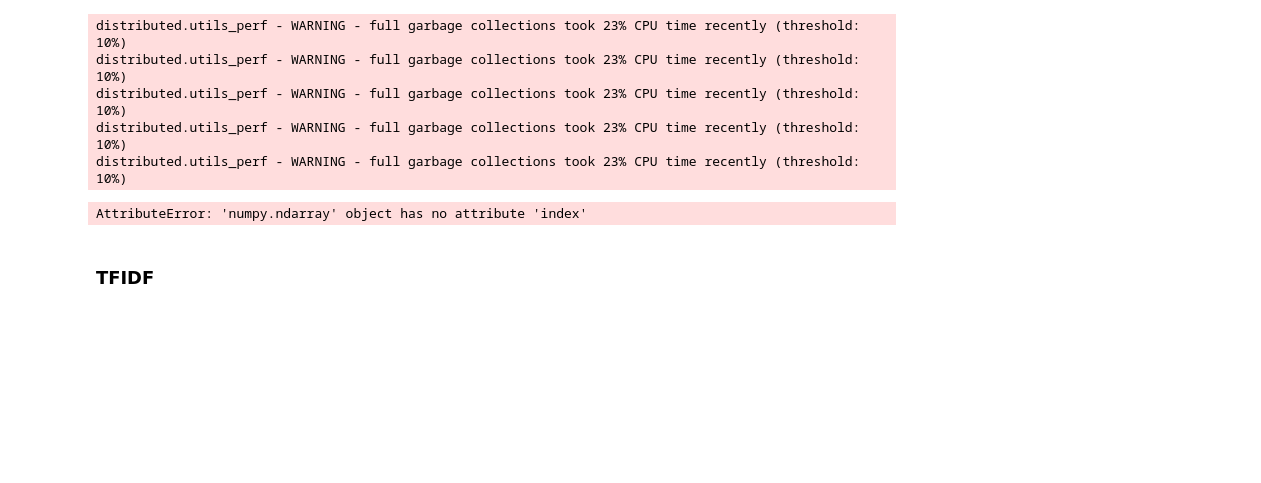
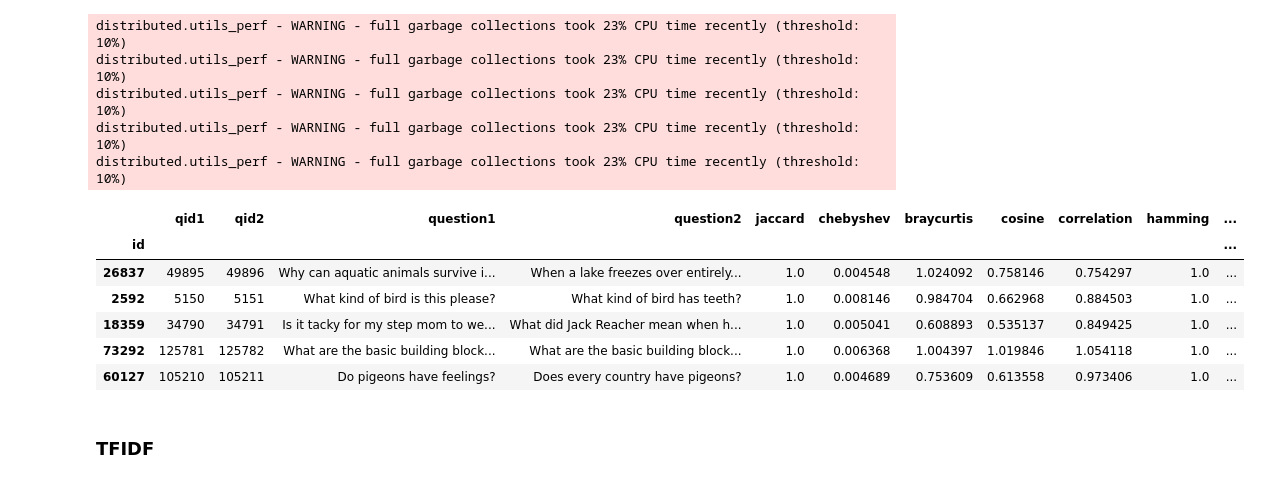
Before and after one commit to sirisurab/dupquest, a Jupyter notebook: src/EDA.ipynb, the cells around one changed output. Drawn from its saved outputs; the diff is of its cells as text; code cells hidden in the pictures; blank space fills up the shorter version.

Commit message:
vstack-fix

```diff
--- a/src/EDA.ipynb
+++ b/src/EDA.ipynb
@@ -393,6 +454,4 @@ X_train.head()
 # %% [markdown]
 ##### Test set
 # %%
-q_meta_test = get_q_lengths(X1_ft_test) + get_q_lengths(X2_ft_test)
+q_meta_test = [(q1_len, q2_len) for q1_len, q2_len in zip(get_q_lengths(X1_ft_test), get_q_lengths(X2_ft_test))]
-# %%
-X_test = np.vstack((np.concatenate([x for x in split_arrays(X1_ft_test)]), np.concatenate([x for x in split_arrays(X2_ft_test)])))
@@ -537,3 +574,5 @@ distributed.utils_perf - WARNING - full garbage collections took 22% CPU time re
+# %%
+hausdorff_test = compute(*hausdorff_test)
 # %%
 #mahalanobis_test = compute(*mahalanobis_test)
 # %%
@@ -583,22 +622,29 @@ distributed.utils_perf - WARNING - full garbage collections took 23% CPU time re
 # %%
 X_test = pd.concat([X_test,
                      pd.Series(jaccard_test, name='jaccard',index=X_test.index),
                      pd.Series(chebyshev_test, name='chebyshev',index=X_test.index),
                      pd.Series(braycurtis_test, name='braycurtis',index=X_test.index),
                      pd.Series(cosine_test, name='cosine',index=X_test.index),
                      pd.Series(correlation_test, name='correlation',index=X_test.index),
                      pd.Series(hamming_test, name='hamming',index=X_test.index),
                      pd.Series(canberra_test, name='canberra',index=X_test.index),
-                     pd.Series(yule_test, name='yule',index=X_test.index),
-                     pd.Series(dice_test, name='dice',index=X_test.index),
-                     pd.Series(kulsinski_test, name='kulsinski',index=X_test.index),
-                     pd.Series(rogerstanimoto_test, name='rogerstanimoto',index=X_test.index),
-                     pd.Series(russellrao_test, name='russellrao',index=X_test.index),
-                     pd.Series(sokalmichener_test, name='sokalmichener',index=X_test.index)
+                     pd.Series(hausdorff_test, name='hausdorff',index=X_test.index)
+                     #pd.Series(yule_test, name='yule',index=X_test.index),
+                     #pd.Series(dice_test, name='dice',index=X_test.index),
+                     #pd.Series(kulsinski_test, name='kulsinski',index=X_test.index),
+                     #pd.Series(rogerstanimoto_test, name='rogerstanimoto',index=X_test.index),
+                     #pd.Series(russellrao_test, name='russellrao',index=X_test.index),
+                     #pd.Series(sokalmichener_test, name='sokalmichener',index=X_test.index)
                     ], axis=1)
 X_test.head()
 # %% [output]
-AttributeError: 'numpy.ndarray' object has no attribute 'index'
+|  | qid1 | qid2 | question1 | question2 | jaccard | chebyshev | braycurtis | cosine | correlation | hamming | ... |
+| id |  |  |  |  |  |  |  |  |  |  | ... |
+| 26837 | 49895 | 49896 | Why can aquatic animals survive i... | When a lake freezes over entirely... | 1.0 | 0.004548 | 1.024092 | 0.758146 | 0.754297 | 1.0 | ... |
+| 2592 | 5150 | 5151 | What kind of bird is this please? | What kind of bird has teeth? | 1.0 | 0.008146 | 0.984704 | 0.662968 | 0.884503 | 1.0 | ... |
+| 18359 | 34790 | 34791 | Is it tacky for my step mom to we... | What did Jack Reacher mean when h... | 1.0 | 0.005041 | 0.608893 | 0.535137 | 0.849425 | 1.0 | ... |
+| 73292 | 125781 | 125782 | What are the basic building block... | What are the basic building block... | 1.0 | 0.006368 | 1.004397 | 1.019846 | 1.054118 | 1.0 | ... |
+| 60127 | 105210 | 105211 | Do pigeons have feelings? | Does every country have pigeons? | 1.0 | 0.004689 | 0.753609 | 0.613558 | 0.973406 | 1.0 | ... |
 # %% [markdown]
 ### TFIDF
 # %%
```
Also changed, not shown: parts of 55 cells of this notebook.
